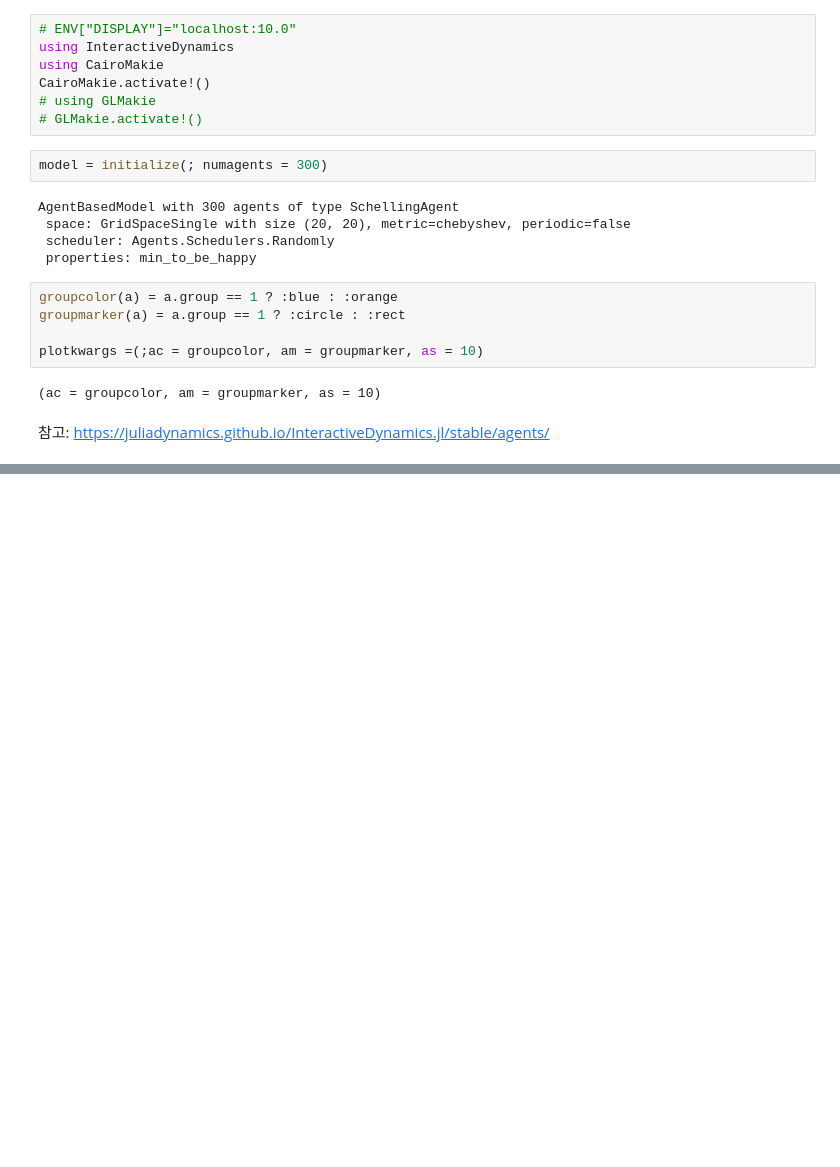
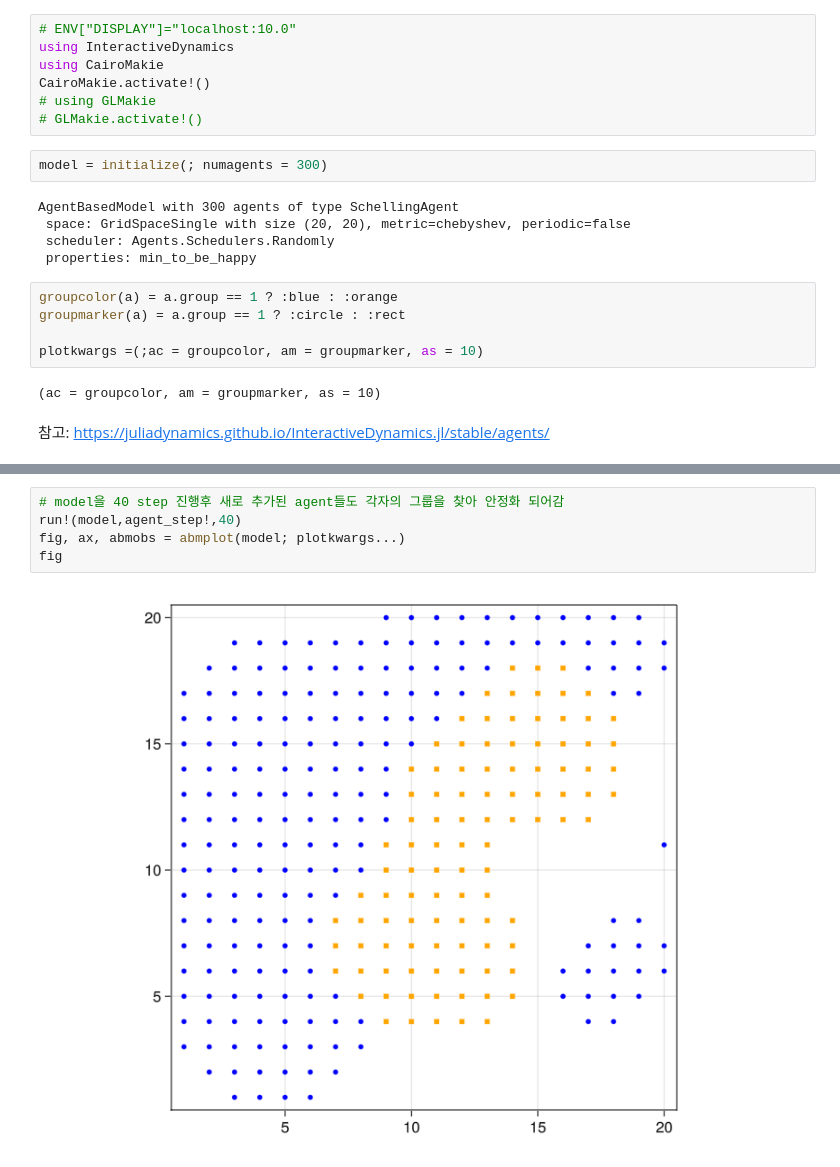
Before and after one commit to mrchaos/julia_agents_examples, a Jupyter notebook: src/schelling.ipynb, the cells around one changed output, grey strips where cells are left out. Cells and saved outputs as stored; diff of their text form; blank space fills up the shorter version.

```diff
--- a/src/schelling.ipynb
+++ b/src/schelling.ipynb
@@ -106,0 +288,7 @@ GLMakie.Screen(...)
+# %%
+# model을 40 step 진행후 새로 추가된 agent들도 각자의 그룹을 찾아 안정화 되어감
+run!(model,agent_step!,40)
+fig, ax, abmobs = abmplot(model; plotkwargs...)
+fig
+# %% [output]
+[figure, added]
```
Also changed, not shown: parts of 31 cells of this notebook, 3 other files.
